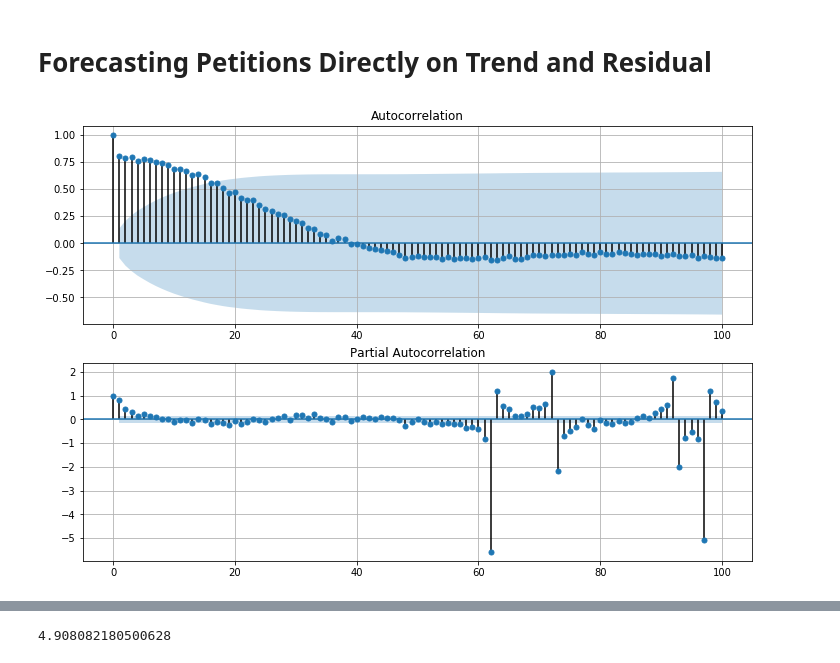
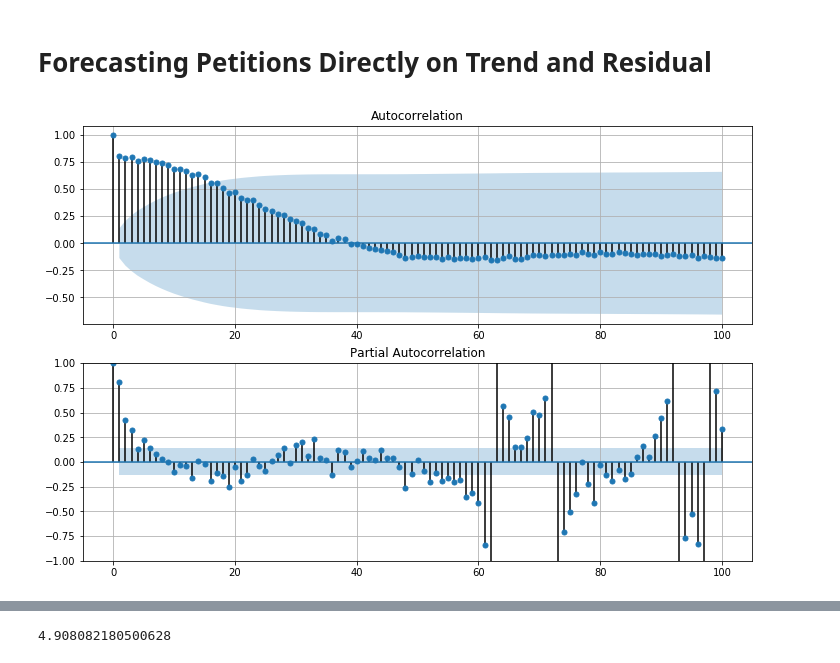
Before and after one commit to harrisonized/Predicting_Rent_Petitions_in_SF, a Jupyter notebook: sarima.ipynb, the cells around one changed output, grey strips where cells are left out. Saved outputs shown, nothing was run; the diff lists cells and outputs as text; code cells hidden in the pictures.

```diff
--- a/sarima.ipynb
+++ b/sarima.ipynb
@@ -131,15 +131,16 @@ Text(0.5,1,'Train-Test Split')
 # %%
 fig = plt.figure(figsize=(12,8))
 ax1 = fig.add_subplot(211)
 fig = sm.graphics.tsa.plot_acf(petition_train_df[['Datetime', 'Adj. Signal']].set_index('Datetime'), lags=100, ax=ax1)
 plt.grid(True)
 ax2 = fig.add_subplot(212)
 fig = sm.graphics.tsa.plot_pacf(petition_train_df[['Datetime', 'Adj. Signal']].set_index('Datetime'), lags=100, ax=ax2)
+plt.ylim(-1, 1)
 plt.grid(True)
 #plt.savefig("figures/sarima/acf-pacf-baseline.png", transparent = True, bbox_inches = 'tight')
 plt.show()
 # %% [output]
-[figure, old version]
+[figure, new version]
 # %%
 mod = sm.tsa.statespace.SARIMAX(petition_train_df[['Datetime', 'Adj. Signal']].set_index("Datetime"),
                                 order=(1, 0, 1),
```
Also changed, not shown: parts of 8 cells of this notebook, 3 other files.
